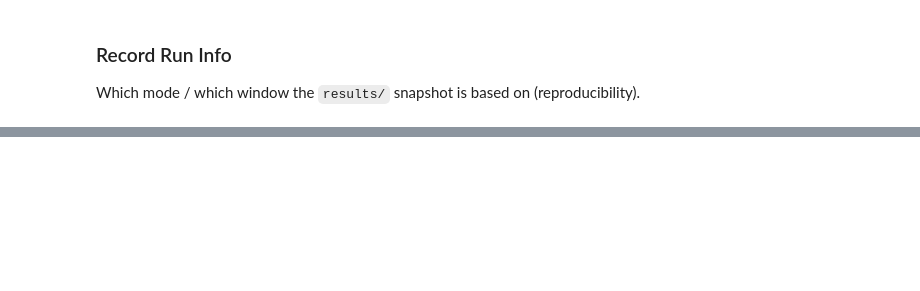
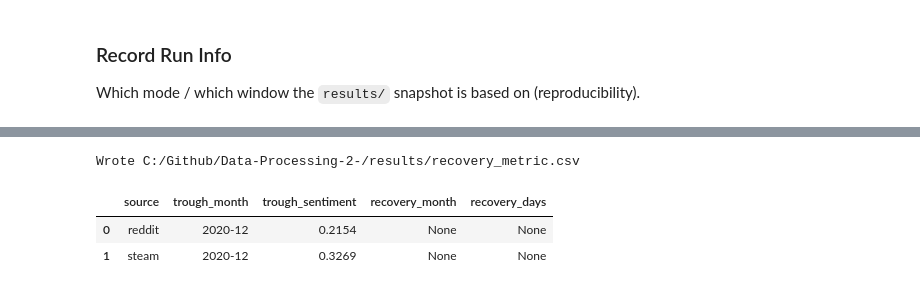
Before and after one commit to luwu5-bit/Sentiment-Analysis-Cyberpunk2077, a Jupyter notebook: notebooks/pipeline.ipynb, the cells around one changed output, grey strips where cells are left out. Cells and saved outputs as stored; diff of their text form; code cells hidden in the pictures; blank space fills up the shorter version.

```diff
--- a/notebooks/pipeline.ipynb
+++ b/notebooks/pipeline.ipynb
@@ -350,0 +701,35 @@ Each output -> exactly one file under `results/` (see report mapping in README):
+# %%
+# -------------------------------------------------------------
+# 5d · Recovery metric (CORE THESIS) -> results/recovery_metric.csv
+# Per source: locate the sentiment trough, then the first later month whose mean
+# returns to >= RECOVERY_TARGET (neutral). recovery_days = gap between the two
+# month-starts. Comparing recovery_days across sources tests the thesis.
+# -------------------------------------------------------------
+RECOVERY_TARGET = 0.0   # "recovered" = monthly mean compound sentiment back to non-negative
+
+rows = []
+for src, grp in ts.sort_values("month_dt").groupby("source"):
+    g = grp.reset_index(drop=True)
+    i_tr = int(g["mean_sentiment"].idxmin())
+    after = g.loc[i_tr + 1:]
+    rec = after[after["mean_sentiment"] >= RECOVERY_TARGET].head(1)
+    if len(rec):
+        recovery_month = rec.iloc[0]["month"]
+        recovery_days = int((rec.iloc[0]["month_dt"] - g.loc[i_tr, "month_dt"]).days)
+    else:
+        recovery_month, recovery_days = None, None   # no recovery within the window
+    rows.append({"source": src,
+                 "trough_month": g.loc[i_tr, "month"],
+                 "trough_sentiment": round(float(g.loc[i_tr, "mean_sentiment"]), 4),
+                 "recovery_month": recovery_month,
+                 "recovery_days": recovery_days})
+
+recovery = pd.DataFrame(rows)
+recovery.to_csv(RESULTS + "recovery_metric.csv", index=False)
+print("Wrote", RESULTS + "recovery_metric.csv")
+recovery
+# %% [output]
+Wrote C:/Github/Data-Processing-2-/results/recovery_metric.csv
+|  | source | trough_month | trough_sentiment | recovery_month | recovery_days |
+| 0 | reddit | 2020-12 | 0.2154 | None | None |
+| 1 | steam | 2020-12 | 0.3269 | None | None |
```
Also changed, not shown: parts of 26 cells of this notebook, 18 other files.
